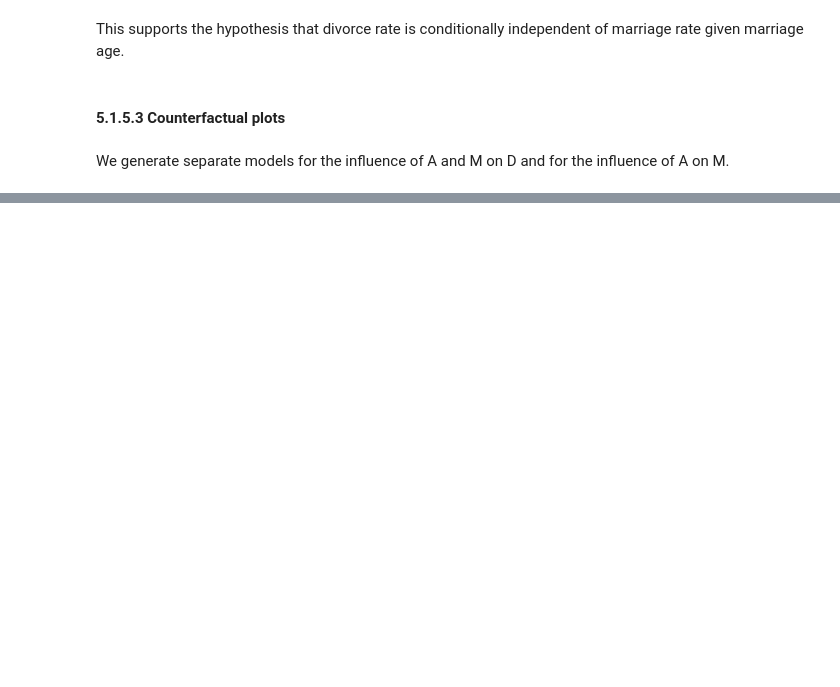
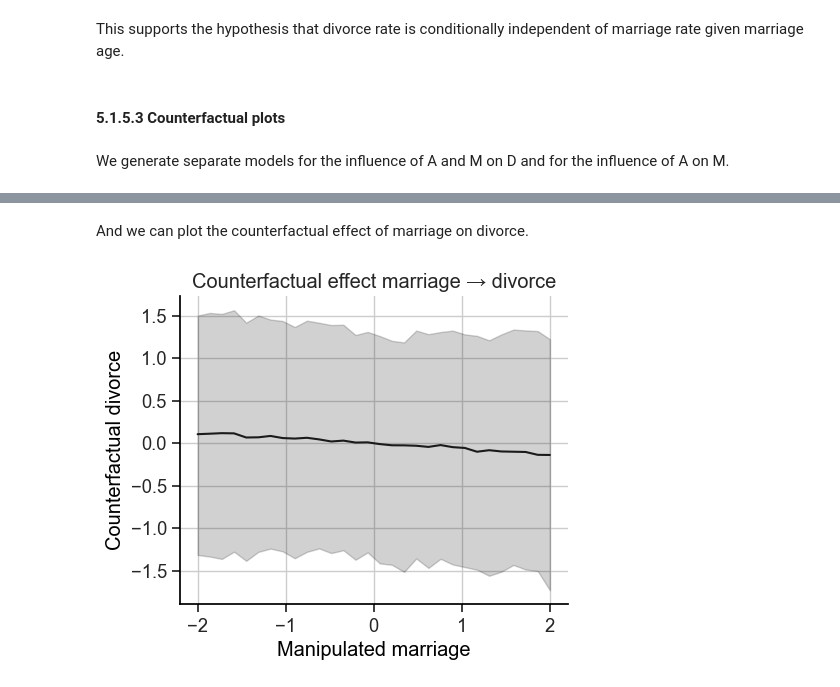
Before and after one commit to chris-leonard/statistical-rethinking, a Jupyter notebook: notes/chapter_5.ipynb, the cells around one changed output, grey strips where cells are left out. Cells and saved outputs as stored; diff of their text form; code cells hidden in the pictures; blank space fills up the shorter version.

```diff
--- a/notes/chapter_5.ipynb
+++ b/notes/chapter_5.ipynb
@@ -530,0 +565,29 @@ pm_model.to_graphviz()
+# %% [markdown]
+And we can plot the counterfactual effect of marriage on divorce.
+# %%
+fig, ax = plt.subplots(figsize=(5, 4))
+
+ax.plot(
+    trace_5_3a_counterfact.predictions_constant_data.marriage_counterfact,
+    trace_5_3a_counterfact.predictions.divorce_counterfact.mean(dim=["chain", "draw"]),
+    color="k",
+)
+
+marriage_hdi = az.hdi(
+    trace_5_3a_counterfact.predictions.divorce_counterfact, hdi_prob=0.89
+)
+ax.fill_between(
+    trace_5_3a_counterfact.predictions_constant_data.marriage_counterfact,
+    marriage_hdi.divorce_counterfact.sel(hdi="lower"),
+    marriage_hdi.divorce_counterfact.sel(hdi="higher"),
+    color="k",
+    alpha=0.2,
+)
+
+ax.set(
+    xlabel="Manipulated marriage",
+    ylabel="Counterfactual divorce",
+    title="Counterfactual effect marriage → divorce",
+);
+# %% [output]
+[figure, added]
```
Also changed, not shown: parts of 41 cells of this notebook.
